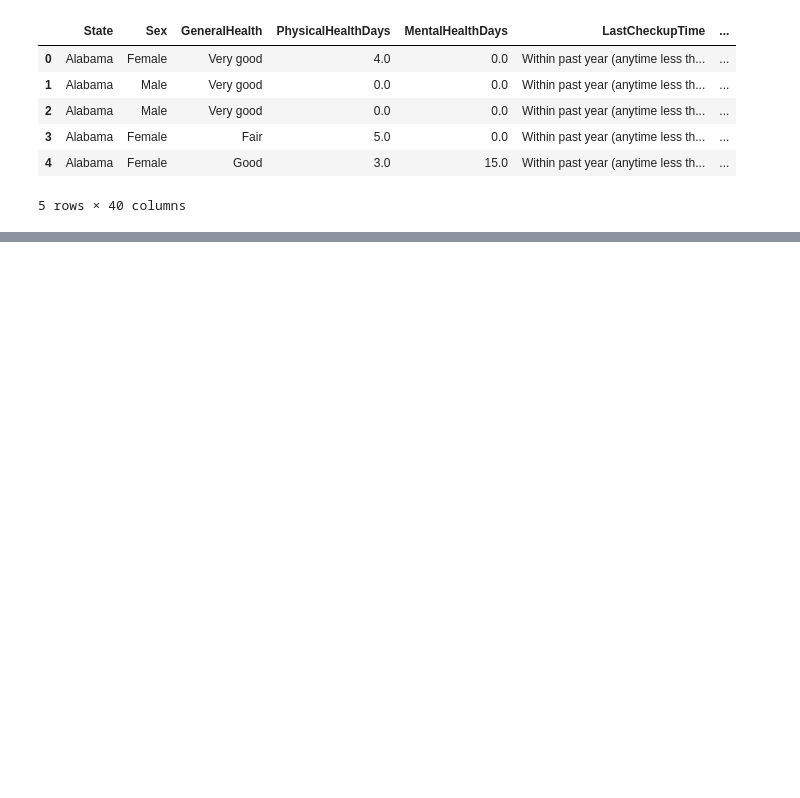
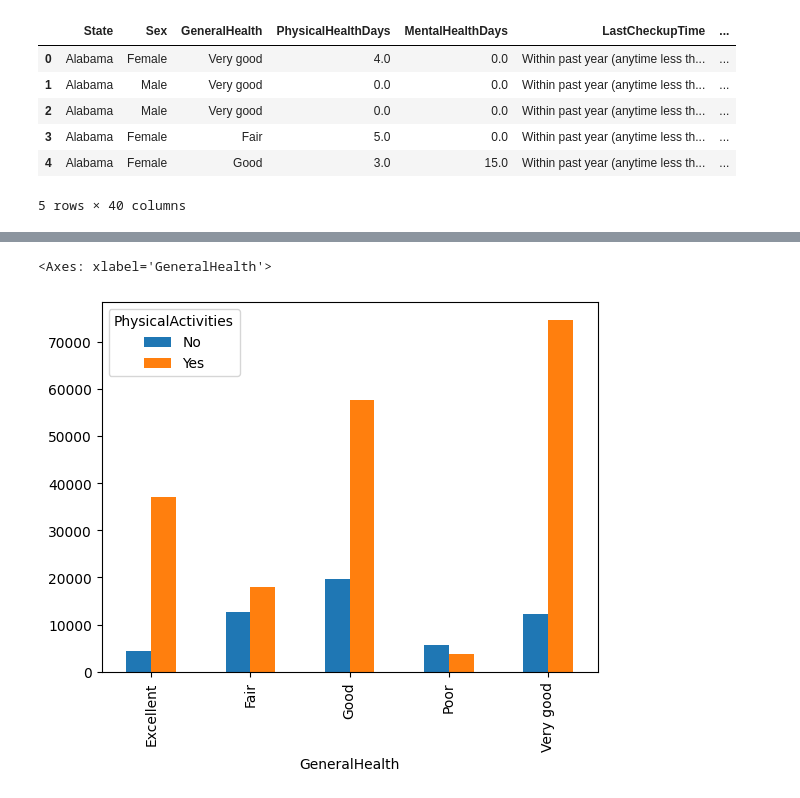
Before and after one commit to gehad-Ahmed30/Heart-Disease-Prediction, a Jupyter notebook: main.ipynb, the cells around one changed output, grey strips where cells are left out. Cells and saved outputs as stored; diff of their text form; code cells hidden in the pictures; blank space fills up the shorter version.

```diff
--- a/main.ipynb
+++ b/main.ipynb
@@ -18,0 +138,5 @@ data.head()
+# %%
+pd.crosstab(data.GeneralHealth,data.PhysicalActivities).plot(kind='bar')
+# %% [output]
+<Axes: xlabel='GeneralHealth'>
+[figure, added]
```
Also changed, not shown: parts of 99 cells of this notebook.
